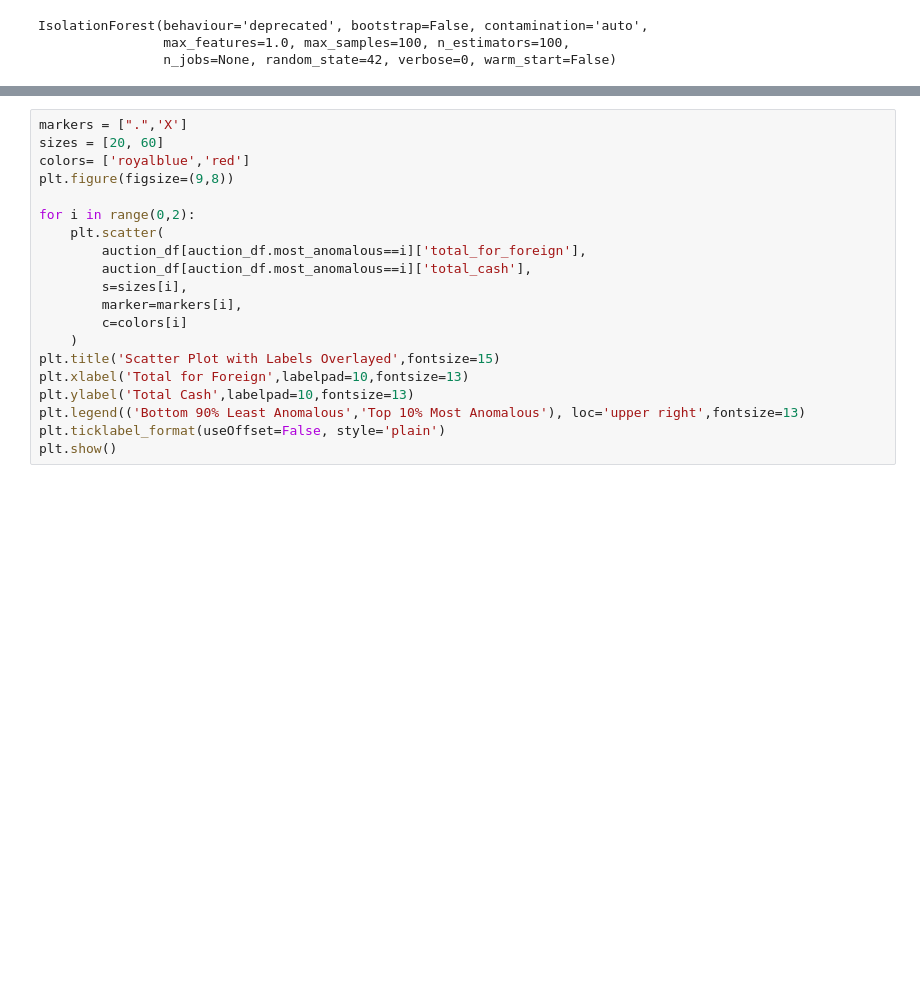
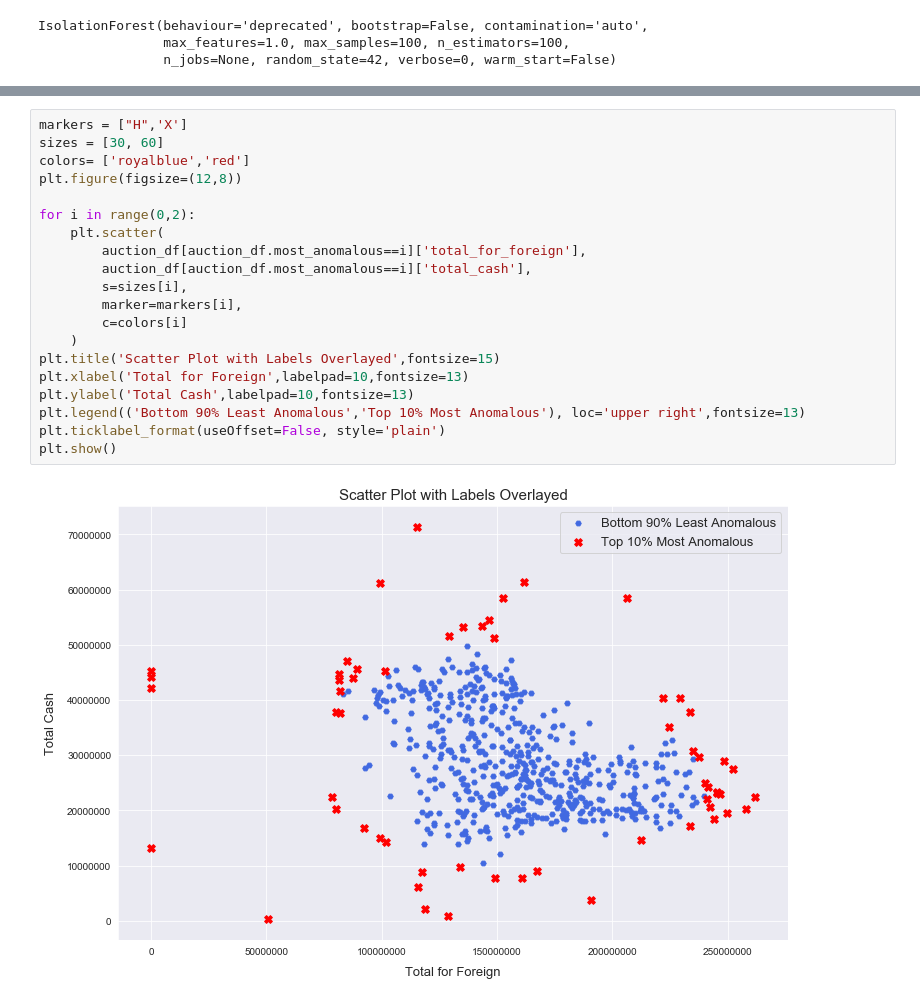
Before and after one commit to mpky/CBI_Project, a Jupyter notebook: notebooks/iforest_cbi.ipynb, the cells around one changed output, grey strips where cells are left out. Cells and saved outputs as stored; diff of their text form; blank space fills up the shorter version.

```diff
--- a/notebooks/iforest_cbi.ipynb
+++ b/notebooks/iforest_cbi.ipynb
@@ -74,22 +83,24 @@ print(auction_df.most_anomalous.value_counts())
 # %%
-markers = [".",'X']
-sizes = [20, 60]
+markers = ["H",'X']
+sizes = [30, 60]
 colors= ['royalblue','red']
-plt.figure(figsize=(9,8))
+plt.figure(figsize=(12,8))
 
 for i in range(0,2):
     plt.scatter(
         auction_df[auction_df.most_anomalous==i]['total_for_foreign'],
         auction_df[auction_df.most_anomalous==i]['total_cash'],
         s=sizes[i],
         marker=markers[i],
         c=colors[i]
     )
 plt.title('Scatter Plot with Labels Overlayed',fontsize=15)
 plt.xlabel('Total for Foreign',labelpad=10,fontsize=13)
 plt.ylabel('Total Cash',labelpad=10,fontsize=13)
 plt.legend(('Bottom 90% Least Anomalous','Top 10% Most Anomalous'), loc='upper right',fontsize=13)
 plt.ticklabel_format(useOffset=False, style='plain')
 plt.show()
+# %% [output]
+[figure, added]
 # %%
 auction_df.sort_values(by='anomaly_scores')[:20]
```
Also changed, not shown: parts of 7 cells of this notebook.
